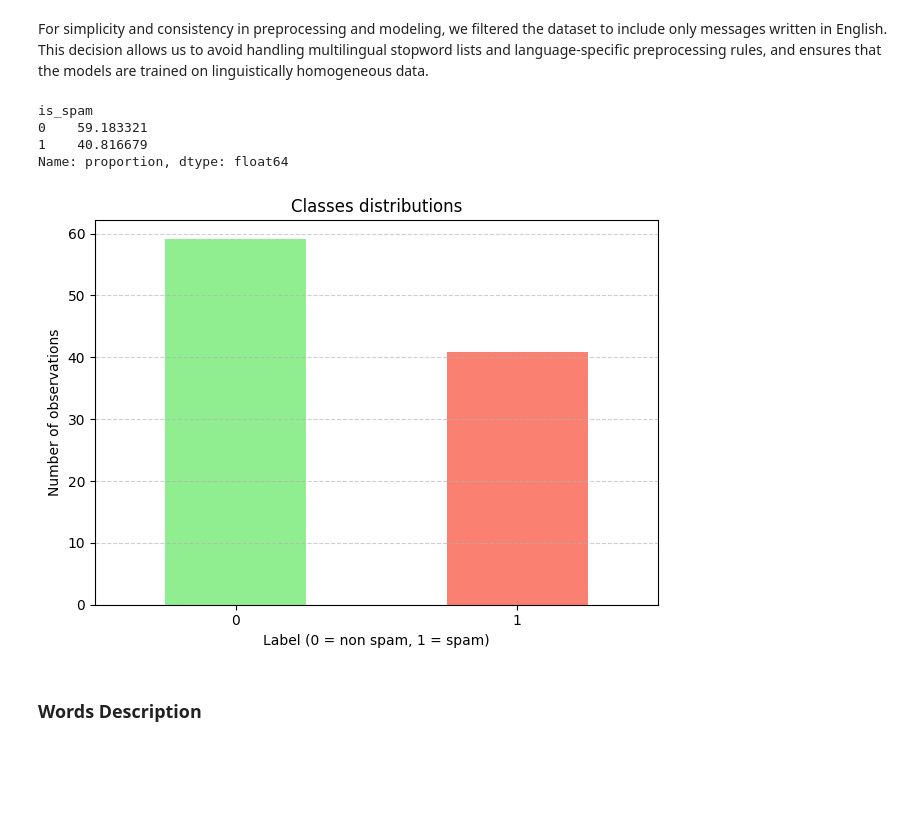
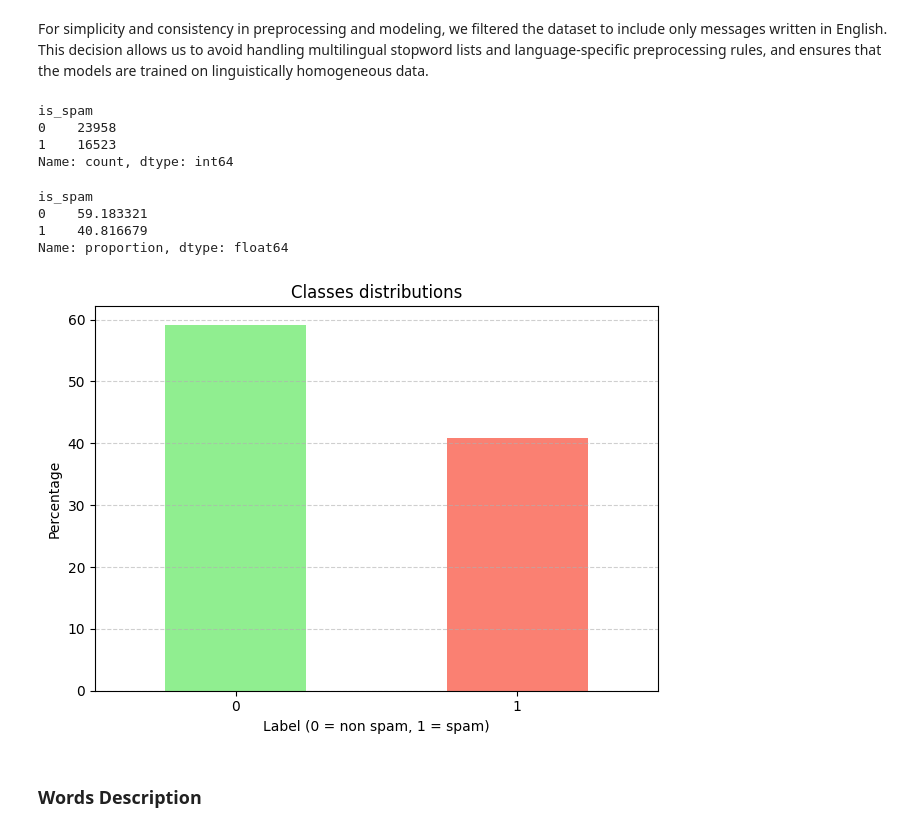
Before and after one commit to keitaVigano/tm4spam, a Jupyter notebook: notebooks/preprocessing.ipynb, the cells around one changed output. Cells and saved outputs as stored; diff of their text form; code cells hidden in the pictures; blank space fills up the shorter version.

```diff
--- a/notebooks/preprocessing.ipynb
+++ b/notebooks/preprocessing.ipynb
@@ -145,25 +145,33 @@ plt.show()
 df = df[df["language"] == "en"].copy()
 # %% [markdown]
 For simplicity and consistency in preprocessing and modeling, we filtered the dataset to include only messages written in English. This decision allows us to avoid handling multilingual stopword lists and language-specific preprocessing rules, and ensures that the models are trained on linguistically homogeneous data.
+# %%
+label_counts_en = df["is_spam"].value_counts()
+label_counts_en
+# %% [output]
+is_spam
+0    23958
+1    16523
+Name: count, dtype: int64
 # %%
 label_counts = df["is_spam"].value_counts(normalize=True) * 100
 
 print(label_counts)
 
 label_counts.plot(kind="bar", color=["lightgreen", "salmon"])
 plt.xticks(rotation=0)
 plt.title("Classes distributions")
 plt.xlabel("Label (0 = non spam, 1 = spam)")
-plt.ylabel("Number of observations")
+plt.ylabel("Percentage")
 plt.grid(axis="y", linestyle="--", alpha=0.6)
 plt.tight_layout()
 plt.show()
 # %% [output]
 is_spam
 0    59.183321
 1    40.816679
 Name: proportion, dtype: float64
-[figure, old version]
+[figure, new version]
 # %% [markdown]
 ### Words Description
 # %%
```
Also changed, not shown: parts of 1 cell of this notebook.
